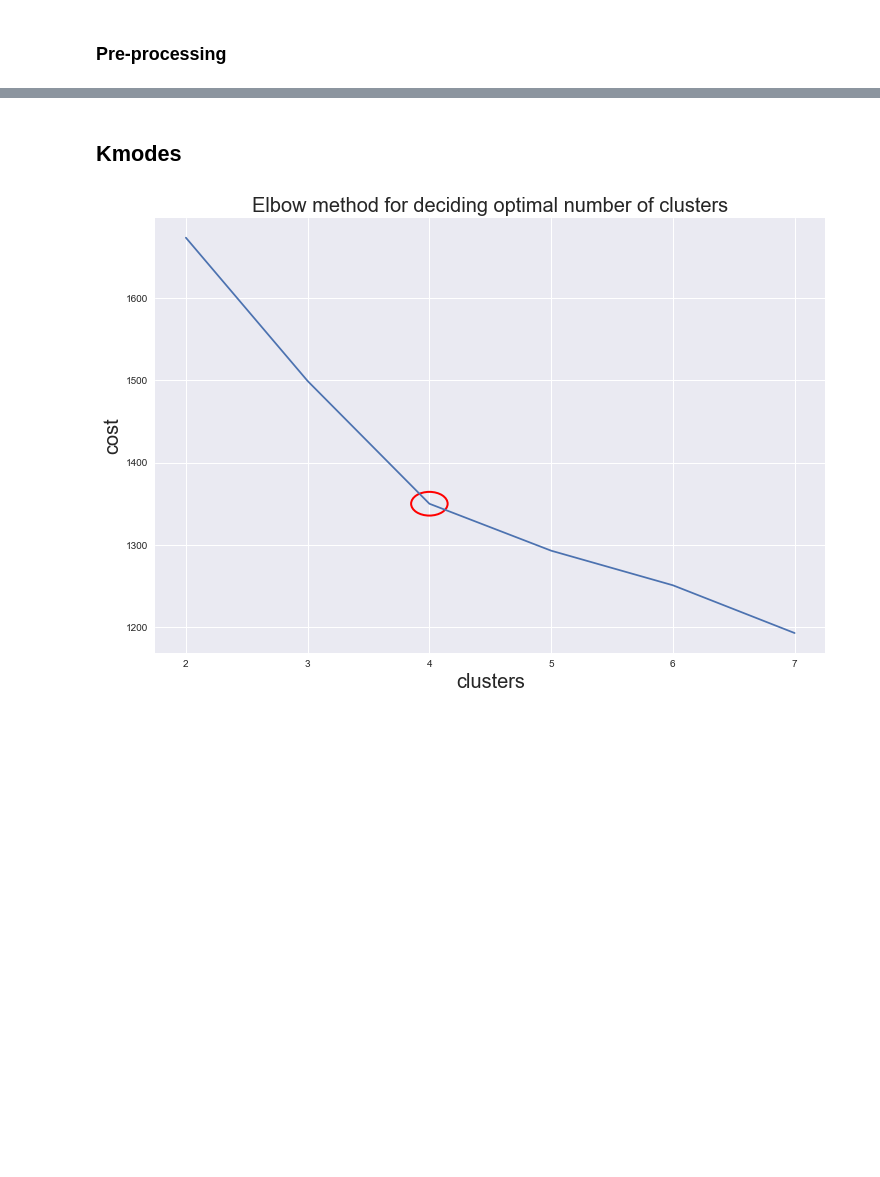
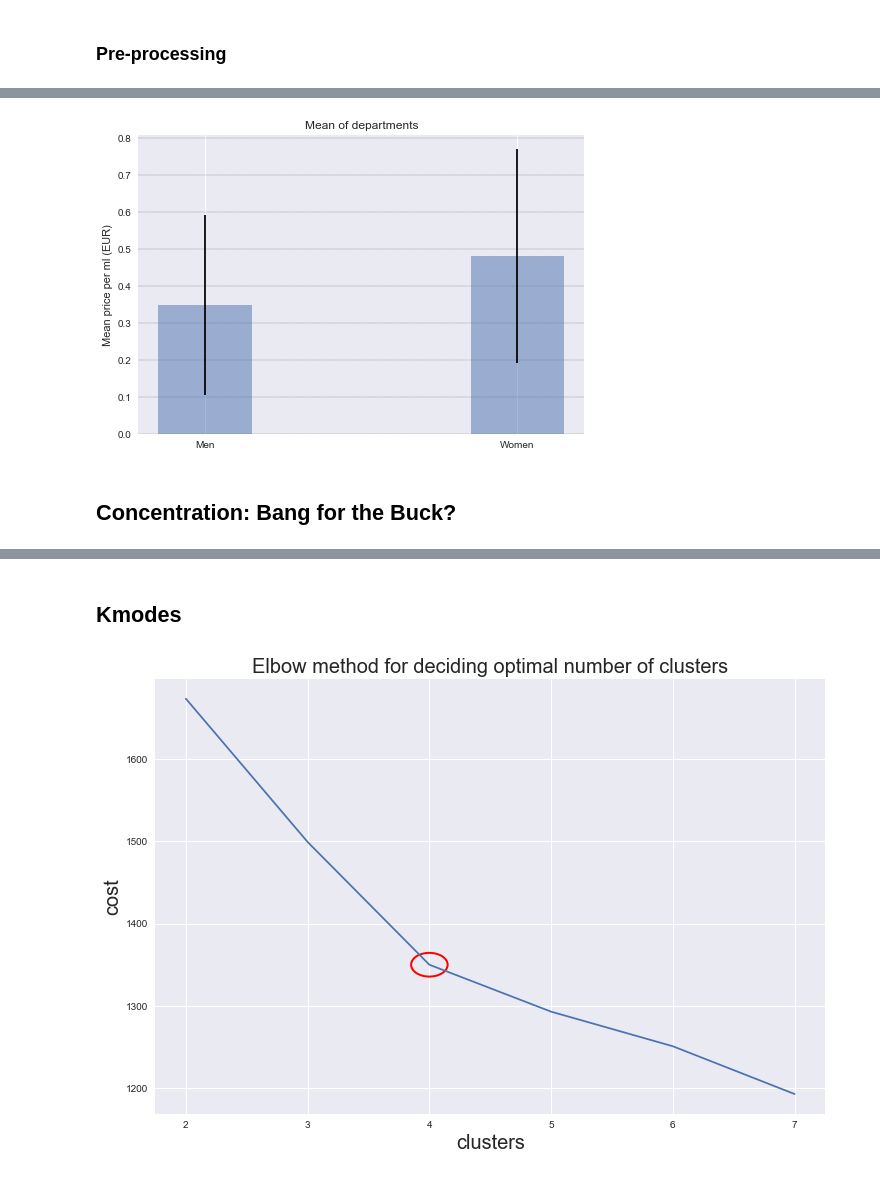
Before and after one commit to Sllambias/perfume_mining, a Jupyter notebook: full_doc.ipynb, the cells around one changed output, grey strips where cells are left out. Drawn from its saved outputs; the diff is of its cells as text; code cells hidden in the pictures; blank space fills up the shorter version.

```diff
--- a/full_doc.ipynb
+++ b/full_doc.ipynb
@@ -173,0 +222,23 @@ cat_df = df[['brand', 'concentration','scents','price']]
+# %%
+gender_mean = df.groupby('department')['price_ml'].agg([np.mean])
+gender_std = df.groupby('department')['price_ml'].agg([np.std])
+
+means = gender_mean['mean'][0], gender_mean['mean'][1]
+stds = gender_std['std'][0], gender_std['std'][1]
+departments = 'Men', 'Women'
+# %%
+x_pos = np.arange(len(departments))
+fig, axs = plt.subplots()
+
+axs.bar(x_pos, means, yerr=stds, width=0.3, align='center',
+        alpha=0.5, ecolor='black', capsize=10)
+axs.set_xticks(x_pos)
+plt.ylabel('Mean price per ml (EUR)')
+plt.title('Mean of departments')
+plt.grid(color='k', axis="y", linestyle='--', linewidth=0.2)
+axs.set_xticklabels(departments)
+plt.show();
+# %% [output]
+[figure, added]
+# %% [markdown]
+## Concentration: Bang for the Buck?
```
Also changed, not shown: parts of 44 cells of this notebook.
